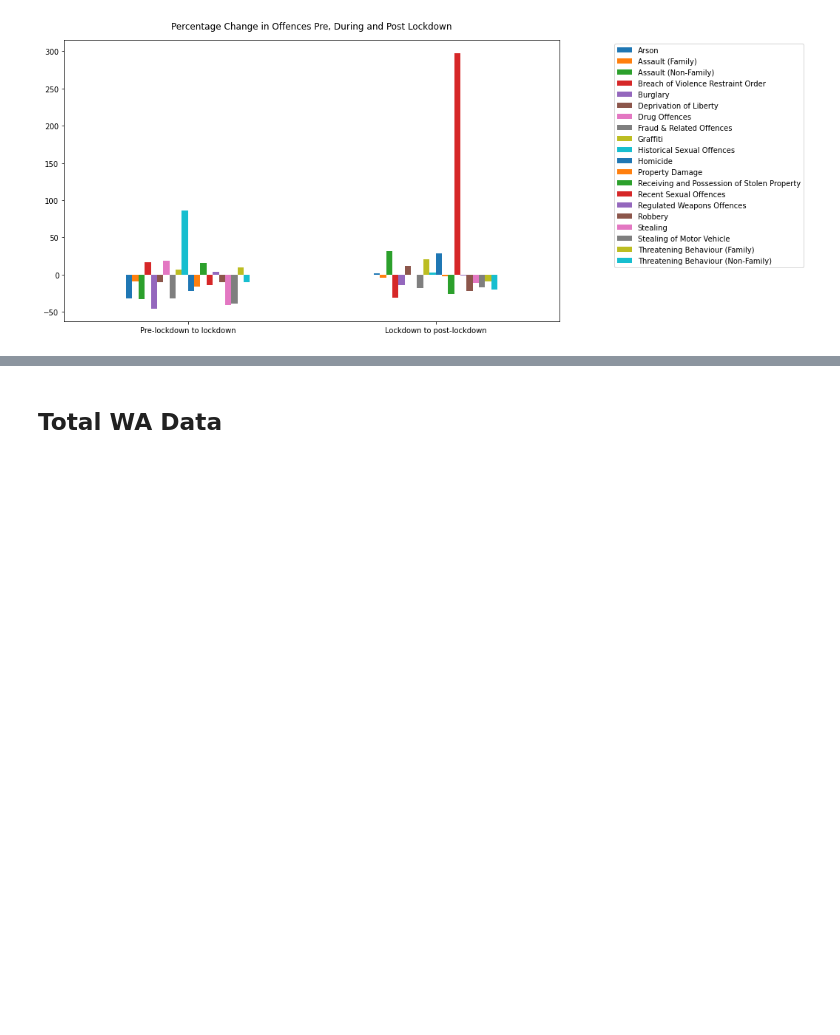
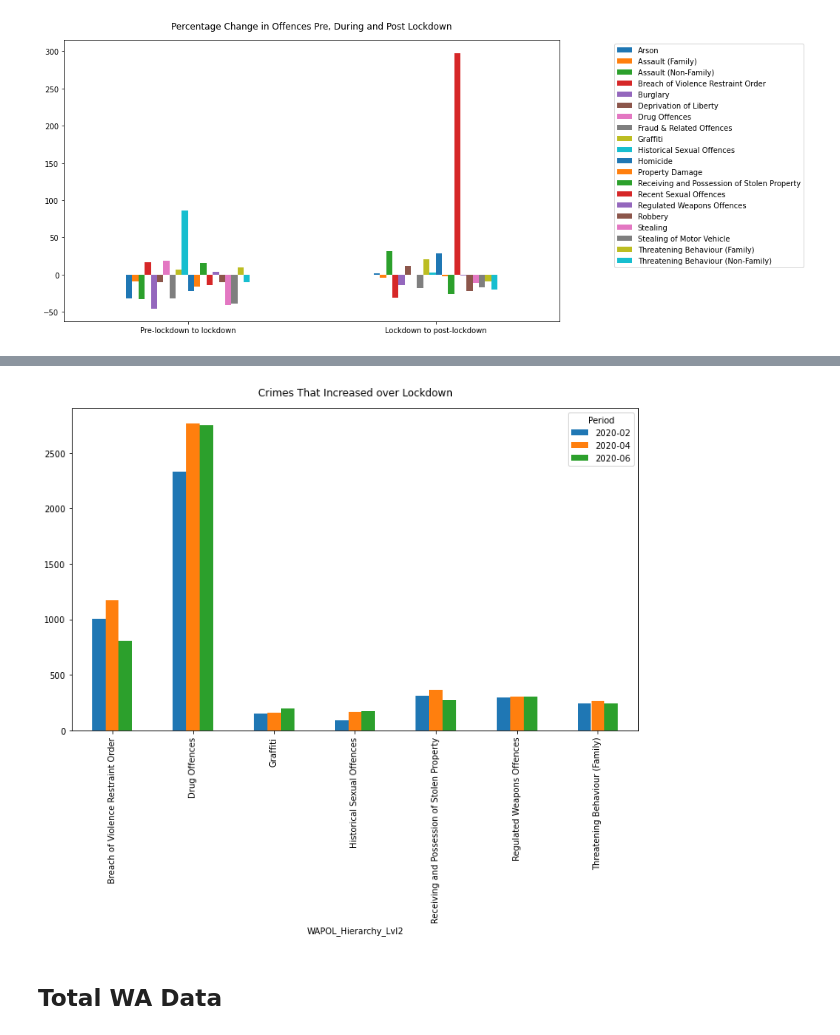
Before and after one commit to FernB/WACrimeRatesCovid19, a Jupyter notebook: WACrimeStatistics.ipynb, the cells around one changed output, grey strips where cells are left out. Drawn from its saved outputs; the diff is of its cells as text; code cells hidden in the pictures; blank space fills up the shorter version.

```diff
--- a/WACrimeStatistics.ipynb
+++ b/WACrimeStatistics.ipynb
@@ -586,2 +640,9 @@ plt.show()
+# %%
+Transposed2.loc[CrimesWAincoverlock.index].plot.bar(figsize=(12,7))
+plt.title("Crimes That Increased over Lockdown", pad=15)
+plt.savefig("increasingcrimeswa.png",bbox_inches='tight')
+plt.show()
+# %% [output]
+[figure, added]
 # %% [markdown]
 ## Total WA Data
```
Also changed, not shown: parts of 5 cells of this notebook.
